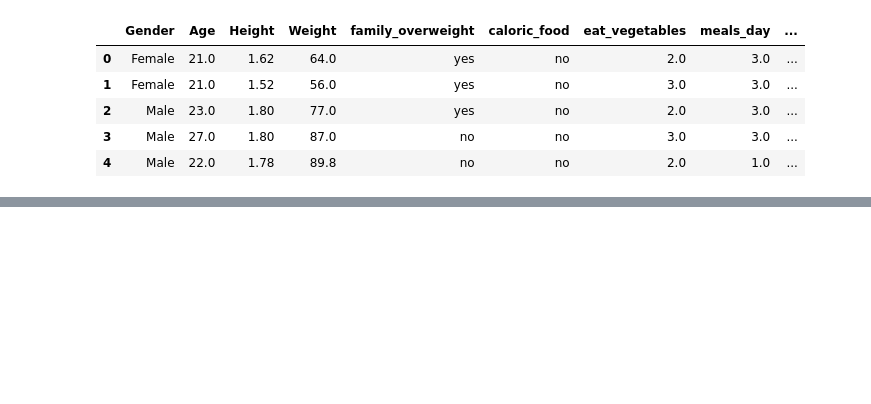
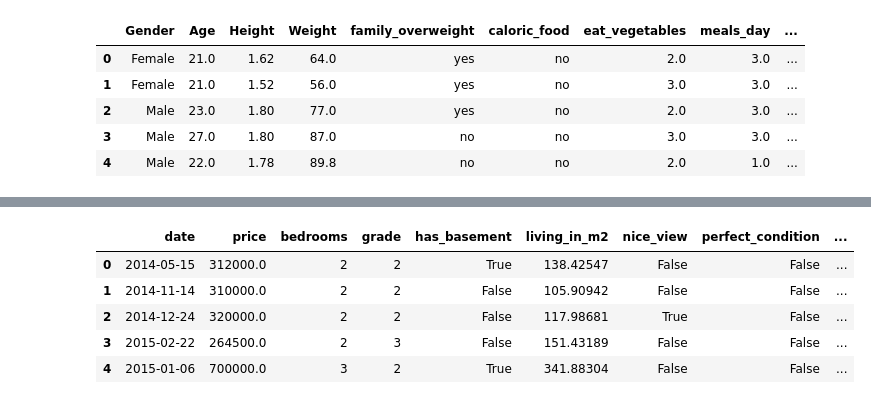
Before and after one commit to felipeabe/artificial-neural-network, a Jupyter notebook: trabalho.ipynb, the cells around one changed output, grey strips where cells are left out. Drawn from its saved outputs; the diff is of its cells as text; code cells hidden in the pictures; blank space fills up the shorter version.

```diff
--- a/trabalho.ipynb
+++ b/trabalho.ipynb
@@ -43,0 +77,20 @@ df.head()
+# %%
+#import regression dataset
+dfr = pd.read_csv('houses.csv')
+
+#removing columns
+dfr = dfr.drop(columns=['renovated', 'quartile_zone'])
+
+#spliting the dataframe
+#training 80% of dataset
+#testing 20% of dataset
+split_point3 = int(0.8 * len(dfr))
+train_regression = dfr[:split_point3]
+test_regression = dfr[split_point3:]
+# %% [output]
+|  | date | price | bedrooms | grade | has_basement | living_in_m2 | nice_view | perfect_condition | ... |
+| 0 | 2014-05-15 | 312000.0 | 2 | 2 | True | 138.42547 | False | False | ... |
+| 1 | 2014-11-14 | 310000.0 | 2 | 2 | False | 105.90942 | False | False | ... |
+| 2 | 2014-12-24 | 320000.0 | 2 | 2 | False | 117.98681 | True | False | ... |
+| 3 | 2015-02-22 | 264500.0 | 2 | 3 | False | 151.43189 | False | False | ... |
+| 4 | 2015-01-06 | 700000.0 | 3 | 2 | True | 341.88304 | False | False | ... |
```
Also changed, not shown: parts of 3 cells of this notebook.
